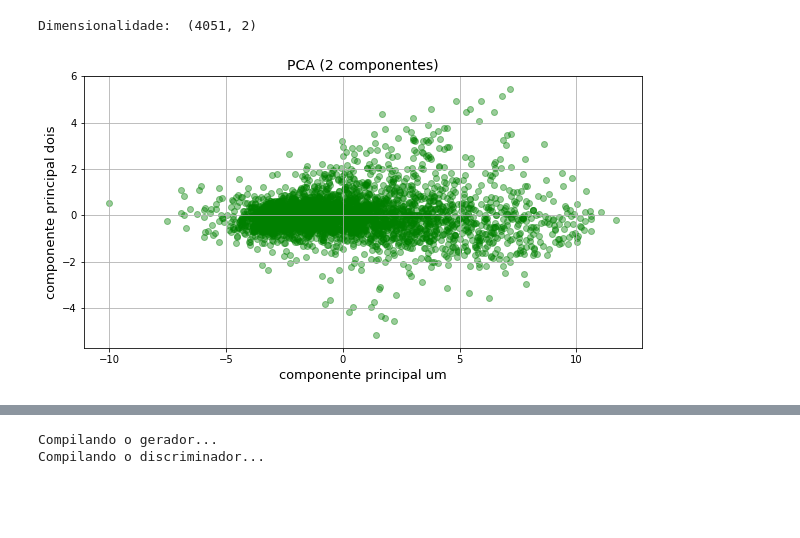
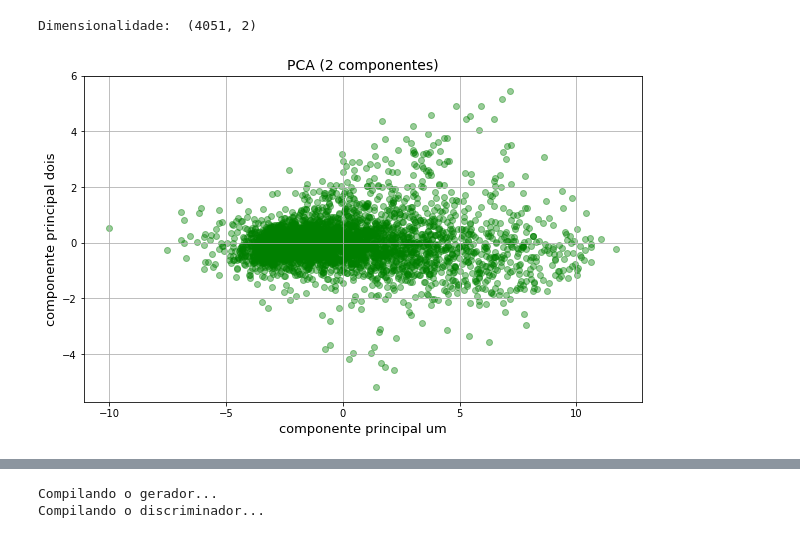
Before and after one commit to ejrueda/MasterUFPA, a Jupyter notebook: Proyectos/BioInformática/GANs-genoma.ipynb, the cells around one changed output, grey strips where cells are left out. Saved outputs shown, nothing was run; the diff lists cells and outputs as text; code cells hidden in the pictures; blank space fills up the shorter version.

```diff
--- a/Proyectos/BioInformática/GANs-genoma.ipynb
+++ b/Proyectos/BioInformática/GANs-genoma.ipynb
@@ -38,11 +40,11 @@ print("Dimensionalidade: ", X_pca.shape)
 # %% [output]
 Dimensionalidade:  (4051, 2)
 # %%
-plt.figure(figsize=(10,5))
+plt.figure(figsize=(10,6))
 plt.title("PCA (2 componentes)", fontsize=14)
 plt.xlabel("componente principal um", fontsize=13)
 plt.ylabel("componente principal dois", fontsize=13)
 plt.grid()
 plt.scatter(X_pca[:,0], X_pca[:,1], color="green", alpha=.4);
 # %% [output]
-[figure, old version]
+[figure, new version]
```
Also changed, not shown: parts of 23 cells of this notebook, 4 other files.
